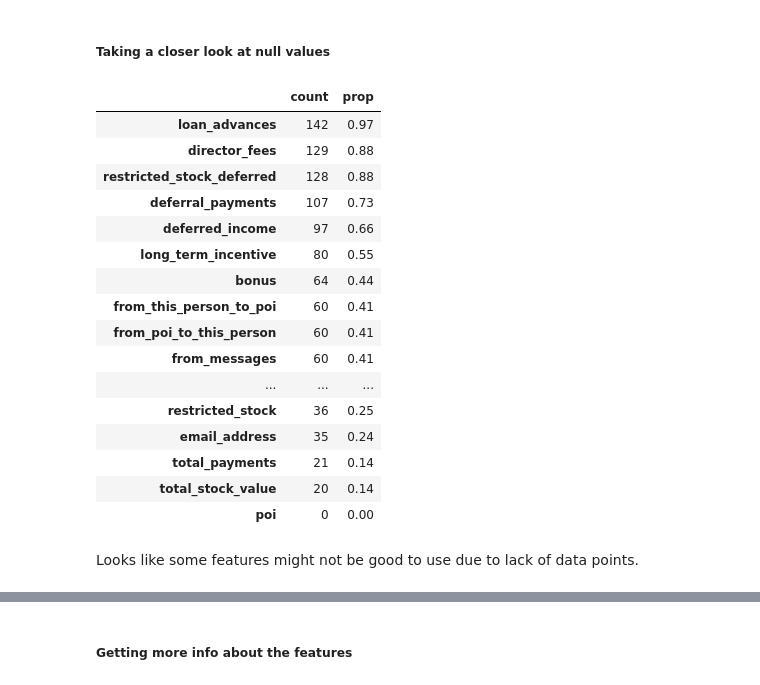
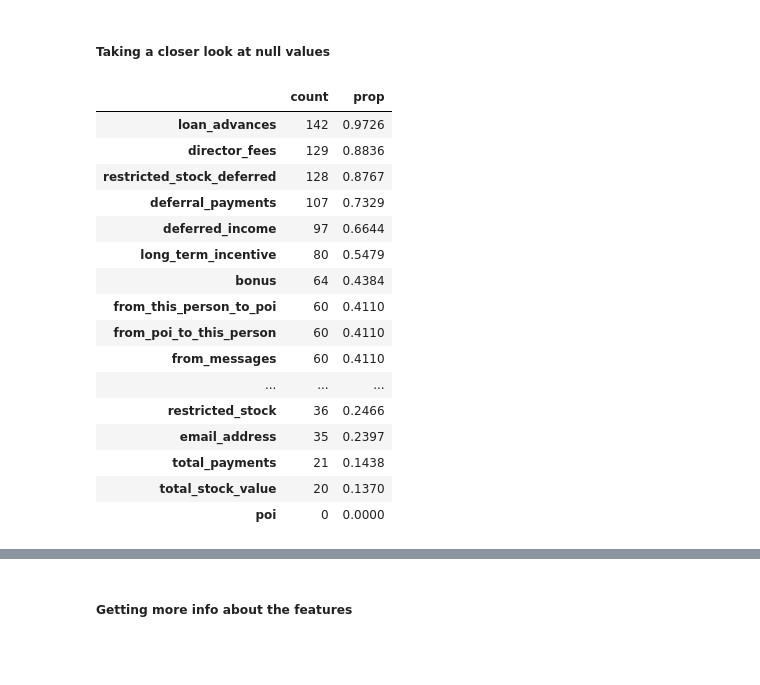
Before and after one commit to gisledb/udacity_nanodegree, a Jupyter notebook: p5_machine_learning/course_files/ud120-projects-master/final_project/poi_id.ipynb, the cells around one changed output, grey strips where cells are left out. Drawn from its saved outputs; the diff is of its cells as text; code cells hidden in the pictures; blank space fills up the shorter version.

```diff
--- a/p5_machine_learning/course_files/ud120-projects-master/final_project/poi_id.ipynb
+++ b/p5_machine_learning/course_files/ud120-projects-master/final_project/poi_id.ipynb
@@ -119,27 +122,28 @@ After converting the string value "NaN" to proper numpy format, the data types l
 ##### Taking a closer look at null values
 # %%
 # Getting counts of NaN values per colum
-nan_counts = df_people.isnull().sum().sort_values(ascending=False).to_frame('count')
-nan_counts['prop'] = round(nan_counts['count'] / 146,2)
+def nan_counts(columns = df_people.columns):
+    nan_counts = df_people[columns].isnull().sum().sort_values(ascending=False).to_frame('count')
+    nan_counts['prop'] = round(nan_counts['count'] / 146,4)
 
-nan_counts
+    return nan_counts
-# %% [output]
-|  | count | prop |
-| loan_advances | 142 | 0.97 |
-| director_fees | 129 | 0.88 |
-| restricted_stock_deferred | 128 | 0.88 |
-| deferral_payments | 107 | 0.73 |
-| deferred_income | 97 | 0.66 |
-| long_term_incentive | 80 | 0.55 |
-| bonus | 64 | 0.44 |
-| from_this_person_to_poi | 60 | 0.41 |
-| from_poi_to_this_person | 60 | 0.41 |
-| from_messages | 60 | 0.41 |
-| ... | ... | ... |
-| restricted_stock | 36 | 0.25 |
-| email_address | 35 | 0.24 |
-| total_payments | 21 | 0.14 |
-| total_stock_value | 20 | 0.14 |
-| poi | 0 | 0.00 |
-# %% [markdown]
-Looks like some features might not be good to use due to lack of data points.
+# %%
+nan_counts()
+# %% [output]
+|  | count | prop |
+| loan_advances | 142 | 0.9726 |
+| director_fees | 129 | 0.8836 |
+| restricted_stock_deferred | 128 | 0.8767 |
+| deferral_payments | 107 | 0.7329 |
+| deferred_income | 97 | 0.6644 |
+| long_term_incentive | 80 | 0.5479 |
+| bonus | 64 | 0.4384 |
+| from_this_person_to_poi | 60 | 0.4110 |
+| from_poi_to_this_person | 60 | 0.4110 |
+| from_messages | 60 | 0.4110 |
+| ... | ... | ... |
+| restricted_stock | 36 | 0.2466 |
+| email_address | 35 | 0.2397 |
+| total_payments | 21 | 0.1438 |
+| total_stock_value | 20 | 0.1370 |
+| poi | 0 | 0.0000 |
```
Also changed, not shown: parts of 32 cells of this notebook.
